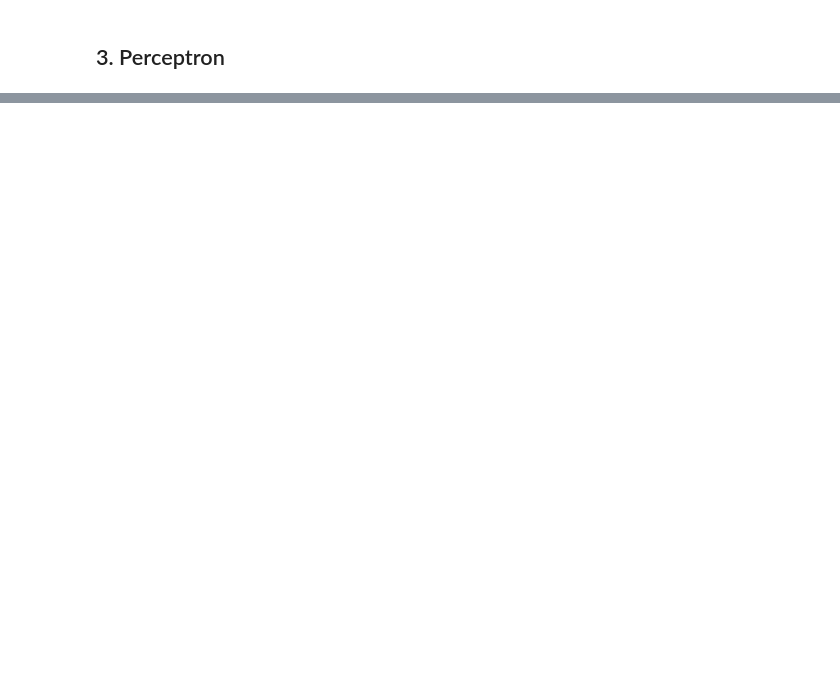
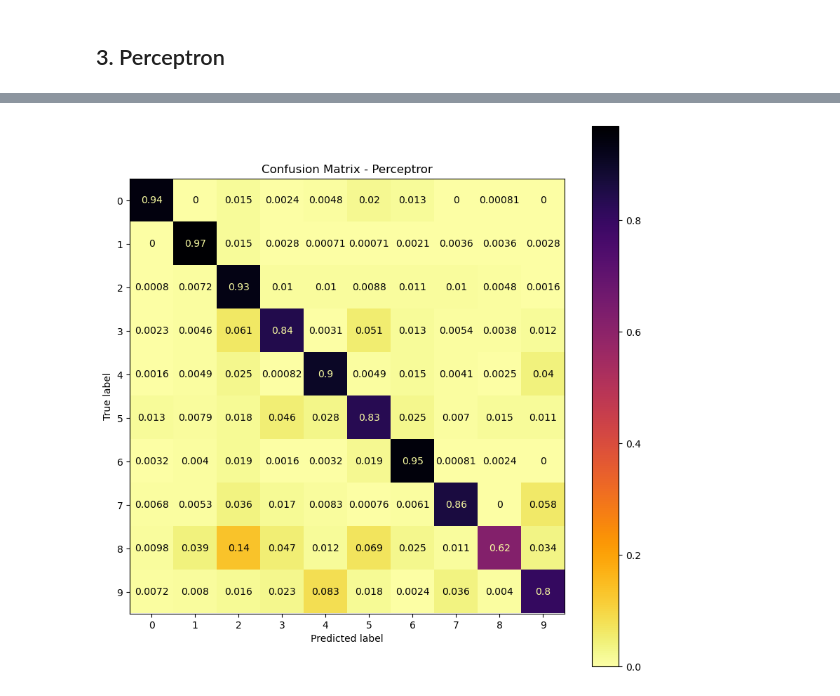
Before and after one commit to NikhilGarg21/ml-projects, a Jupyter notebook: mnist-model-comparison/mnist_comparison.ipynb, the cells around one changed output, grey strips where cells are left out. Saved outputs shown, nothing was run; the diff lists cells and outputs as text; code cells hidden in the pictures; blank space fills up the shorter version.

```diff
--- a/mnist-model-comparison/mnist_comparison.ipynb
+++ b/mnist-model-comparison/mnist_comparison.ipynb
@@ -94,0 +113,4 @@ plt.show()
+# %%
+from sklearn.model_selection import train_test_split
+from sklearn.metrics import accuracy_score , confusion_matrix , classification_report
+X_train, X_test, y_train, y_test = train_test_split(x, y, test_size=0.3, random_state=42 ,stratify=y)
@@ -94,0 +126,21 @@ plt.show()
+# %%
+from sklearn.model_selection import RandomizedSearchCV
+
+param_dist = {
+    'alpha': [0.0001, 0.001, 0.01],
+    'penalty': ['l2', 'l1', 'elasticnet'],
+    'max_iter': [1000, 2000, 3000],
+    'eta0': [0.1, 1.0, 10.0]
+}
+
+search = RandomizedSearchCV(
+    modelPer,
+    param_distributions=param_dist,
+    n_iter=10,
+    cv=5,
+    scoring='accuracy',
+    random_state=42,
+    n_jobs=-1
+)
+
+search.fit(X_train, y_train)
@@ -94,0 +160,4 @@ plt.show()
+# %%
+best_model = search.best_estimator_
+y_pred = best_model.predict(X_test)
+print("Accuracy:", accuracy_score(y_test, y_pred))
@@ -94,0 +187,17 @@ plt.show()
+# %%
+from sklearn.metrics import ConfusionMatrixDisplay
+
+fig, ax = plt.subplots(figsize=(10,10))
+
+ConfusionMatrixDisplay.from_predictions(
+    y_test,
+    y_pred,
+    cmap="inferno_r",
+    normalize="true",
+    ax=ax
+)
+
+plt.title("Confusion Matrix - Perceptror")
+plt.show()
+# %% [output]
+[figure, added]
```
Also changed, not shown: parts of 13 cells of this notebook.
